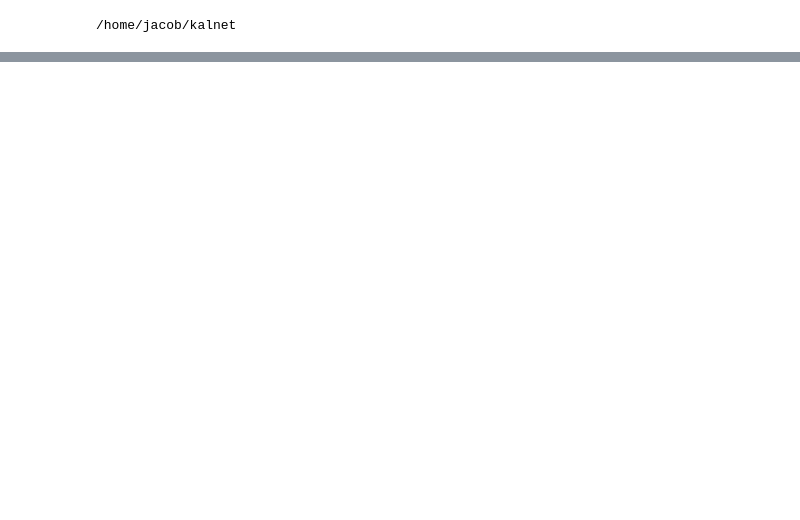
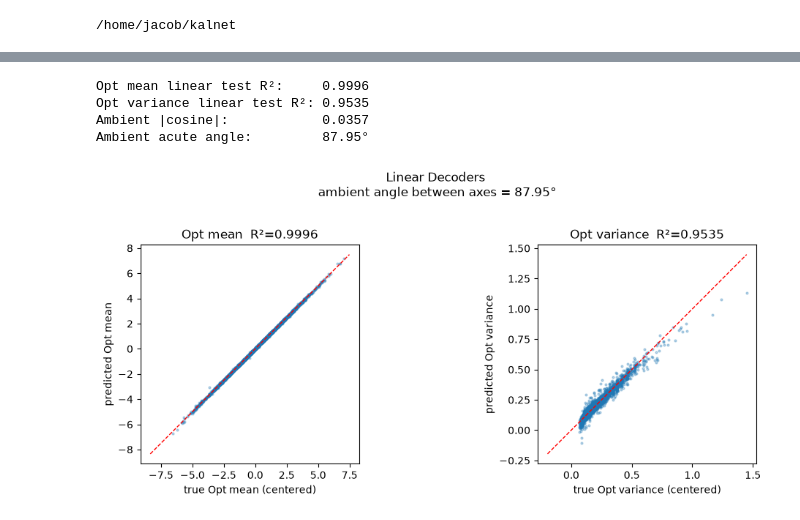
Before and after one commit to jgrk28/kalnet, a Jupyter notebook: notebooks/decoder_analysis.ipynb, the cells around one changed output, grey strips where cells are left out. Drawn from its saved outputs; the diff is of its cells as text; code cells hidden in the pictures; blank space fills up the shorter version.

Commit message:
Update decoder analysis

```diff
--- a/notebooks/decoder_analysis.ipynb
+++ b/notebooks/decoder_analysis.ipynb
@@ -242,18 +80,0 @@ Opt precision  nonlinear    0.9968   0.9964  -0.0004
-# %%
-labels = [f"{t}\n{d}" for t, d, _, _ in rows]
-before_vals = [b for _, _, b, _ in rows]
-after_vals = [a for _, _, _, a in rows]
-x = np.arange(len(labels))
-width = 0.35
-
-fig, ax = plt.subplots(figsize=(10, 4))
-ax.bar(x - width / 2, before_vals, width, label="before LEACE", color="tab:blue")
-ax.bar(x + width / 2, after_vals, width, label="after LEACE", color="tab:orange")
-ax.set_xticks(x)
-ax.set_xticklabels(labels)
-ax.set_ylabel("test R²")
-ax.set_title("Decode Opt mean / Opt precision before vs after LEACE (erase Opt mean)")
-ax.legend()
-ax.axhline(0.0, color="black", linewidth=0.8)
-plt.tight_layout()
-plt.show()
@@ -261,0 +85,62 @@ plt.show()
+# %%
+linear_mean = LinearDecoder().fit(X_train, mean_train)
+linear_variance = LinearDecoder().fit(X_train, variance_train)
+
+mean_pred = linear_mean.predict(X_test)
+variance_pred = linear_variance.predict(X_test)
+mean_true = mean_test.reshape(-1).numpy()
+variance_true = variance_test.reshape(-1).numpy()
+
+mean_linear_r2 = linear_mean.r2(X_test, mean_test)
+variance_linear_r2 = linear_variance.r2(X_test, variance_test)
+
+u_mean = linear_mean.coef_.astype(np.float64)
+u_variance = linear_variance.coef_.astype(np.float64)
+u_mean = u_mean / np.linalg.norm(u_mean)
+u_variance = u_variance / np.linalg.norm(u_variance)
+
+abs_cos_ambient = float(abs(np.dot(u_mean, u_variance)))
+ambient_angle_deg = float(
+    np.degrees(np.arccos(np.clip(abs_cos_ambient, 0.0, 1.0)))
+)
+
+print(f"Opt mean linear test R²:     {mean_linear_r2:.4f}")
+print(f"Opt variance linear test R²: {variance_linear_r2:.4f}")
+print(f"Ambient |cosine|:            {abs_cos_ambient:.4f}")
+print(f"Ambient acute angle:         {ambient_angle_deg:.2f}°")
+
+rng = np.random.default_rng(0)
+idx = rng.choice(len(mean_true), size=min(3000, len(mean_true)), replace=False)
+
+fig, axes = plt.subplots(1, 2, figsize=(11, 4.5))
+for ax, y_true, y_pred, title, r2 in zip(
+    axes,
+    (mean_true, variance_true),
+    (mean_pred, variance_pred),
+    ("Opt mean", "Opt variance"),
+    (mean_linear_r2, variance_linear_r2),
+    strict=True,
+):
+    ax.scatter(y_true[idx], y_pred[idx], s=4, alpha=0.3)
+    lims = [
+        min(y_true.min(), y_pred.min()),
+        max(y_true.max(), y_pred.max()),
+    ]
+    ax.plot(lims, lims, "r--", linewidth=1)
+    ax.set_xlabel(f"true {title} (centered)")
+    ax.set_ylabel(f"predicted {title}")
+    ax.set_title(f"{title}  R²={r2:.4f}")
+    ax.set_aspect("equal", adjustable="box")
+
+fig.suptitle(
+    f"Linear Decoders \n ambient angle between axes = {ambient_angle_deg:.2f}° ",
+    y=1.02,
+)
+plt.tight_layout()
+plt.show()
+# %% [output]
+Opt mean linear test R²:     0.9996
+Opt variance linear test R²: 0.9535
+Ambient |cosine|:            0.0357
+Ambient acute angle:         87.95°
+[figure, added]
```
Also changed, not shown: parts of 16 cells of this notebook, 1 other file.
